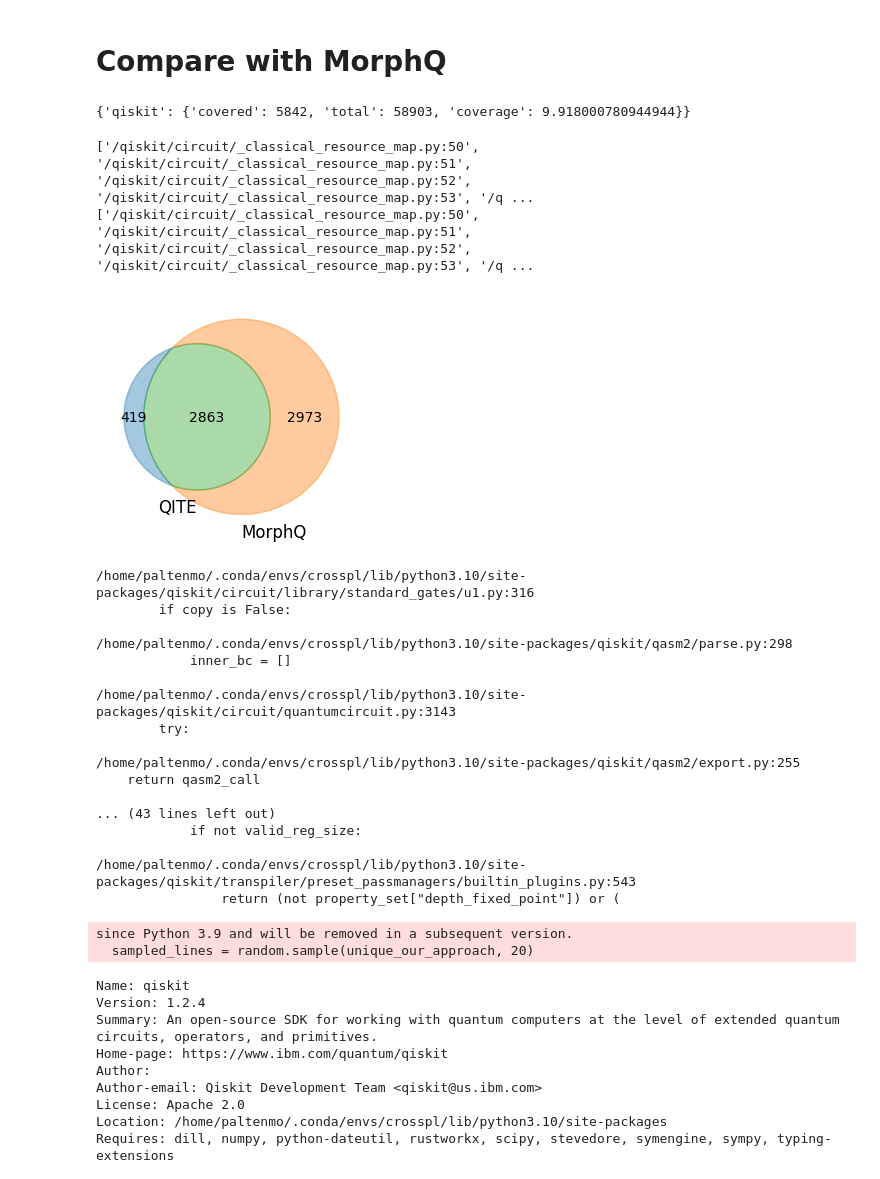
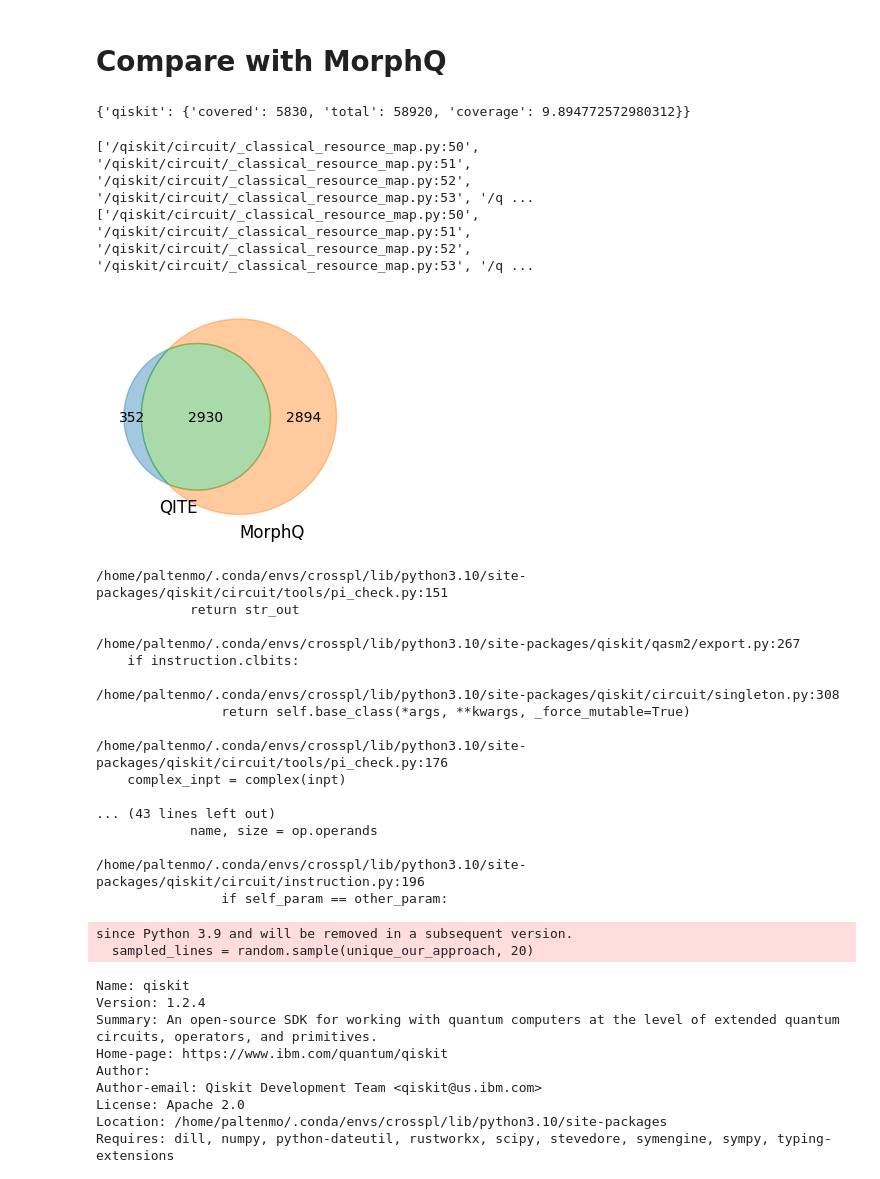
Before and after one commit to sola-st/qite-quantum-platform-testing, a Jupyter notebook: notebooks/023_Coverage.ipynb, the cells around one changed output. Saved outputs shown, nothing was run; the diff lists cells and outputs as text; code cells hidden in the pictures.

Commit message:
morphq comparison

```diff
--- a/notebooks/023_Coverage.ipynb
+++ b/notebooks/023_Coverage.ipynb
@@ -588,7 +588,7 @@ fig.savefig(output_path)
 # %% [markdown]
 # Compare with MorphQ
 # %%
-MORPHQ_COVERAGE_PATH_1h = "/home/paltenmo/projects/morphq_upgraded/MorphQ-Quantum-Qiskit-Testing-ICSE-23/data/qmt_v10/coverage.xml"
+MORPHQ_COVERAGE_PATH_1h = "/home/paltenmo/projects/morphq_upgraded/MorphQ-Quantum-Qiskit-Testing-ICSE-23/data/qmt_v11/coverage.xml"
 # %%
 cov_morphq_1h = get_coverage_info(
     platforms=["qiskit"],
@@ -596,7 +596,7 @@ cov_morphq_1h = get_coverage_info(
 )
 cov_morphq_1h
 # %% [output]
-{'qiskit': {'covered': 5842, 'total': 58903, 'coverage': 9.918000780944944}}
+{'qiskit': {'covered': 5830, 'total': 58920, 'coverage': 9.894772572980312}}
 # %%
 import xml.etree.ElementTree as ET
 
@@ -683,41 +683,44 @@ def plot_covered_lines_venn(
 
     # Create the Venn diagram
     fig, ax = plt.subplots(figsize=(6, 3))
     venn = venn2([set1, set2], (label1, label2), ax=ax)
 
     # Set colors using seaborn palette
     colors = sns.color_palette("tab10", 3)
     venn.get_label_by_id('10').set_text(len(only_set1))
     venn.get_label_by_id('01').set_text(len(only_set2))
     venn.get_label_by_id('11').set_text(len(intersection))
 
     # Set colors
     venn.get_patch_by_id('10').set_color(colors[0])
     venn.get_patch_by_id('01').set_color(colors[1])
     venn.get_patch_by_id('11').set_color(colors[2])
 
     # Add title
     plt.show()
 
     return fig, ax
 
 
 # Example usage
 set_our_approach = set(covered_lines_our_approach)
 set_morphq = set(covered_lines_morphq_1h)
-plot_covered_lines_venn(set_our_approach, set_morphq, 'QITE', 'MorphQ')
+fig, ax = plot_covered_lines_venn(
+    set_our_approach, set_morphq, 'QITE', 'MorphQ')
 
 # Save the Venn diagram as an image with a meaningful name
 output_path_venn = os.path.join(
-    "images", "covered_lines_venn_our_approach_vs_morphq.pdf")
+    "images", "comparison_morphq_covered_lines_venn.pdf")
 fig.savefig(output_path_venn)
 # %% [output]
-[figure, old version]
+[figure, new version]
 # %%
 import random
 
-qiskit_path = "/home/paltenmo/.conda/envs/MorphQ-v1-2-4/lib/python3.10/site-packages/"
+qiskit_path_morphq = "/home/paltenmo/.conda/envs/MorphQ-v1-2-4/lib/python3.10/site-packages/"
 qiskit_path_our_approach = "/home/paltenmo/.conda/envs/crosspl/lib/python3.10/site-packages/"
+
+QISKIT_PATH = qiskit_path_our_approach
 
 # Fix the seed for reproducibility
 random.seed(42)
@@ -734,29 +737,29 @@ for line in sampled_lines:
     line_number = int(line_number)
     # remove leading slash
     filename = filename[1:]
-    full_path = Path(qiskit_path_our_approach) / filename
+    full_path = Path(QISKIT_PATH) / filename
     print(f"{full_path}:{line_number}")
     with open(full_path, 'r') as file:
         file_lines = file.readlines()
         print(file_lines[line_number - 1])
 # %% [output]
-/home/paltenmo/.conda/envs/crosspl/lib/python3.10/site-packages/qiskit/circuit/library/standard_gates/u1.py:316
-        if copy is False:
+/home/paltenmo/.conda/envs/crosspl/lib/python3.10/site-packages/qiskit/circuit/tools/pi_check.py:151
+            return str_out
 
-/home/paltenmo/.conda/envs/crosspl/lib/python3.10/site-packages/qiskit/qasm2/parse.py:298
-            inner_bc = []
+/home/paltenmo/.conda/envs/crosspl/lib/python3.10/site-packages/qiskit/qasm2/export.py:267
+    if instruction.clbits:
 
-/home/paltenmo/.conda/envs/crosspl/lib/python3.10/site-packages/qiskit/circuit/quantumcircuit.py:3143
-        try:
+/home/paltenmo/.conda/envs/crosspl/lib/python3.10/site-packages/qiskit/circuit/singleton.py:308
+                return self.base_class(*args, **kwargs, _force_mutable=True)
 
-/home/paltenmo/.conda/envs/crosspl/lib/python3.10/site-packages/qiskit/qasm2/export.py:255
-    return qasm2_call
+/home/paltenmo/.conda/envs/crosspl/lib/python3.10/site-packages/qiskit/circuit/tools/pi_check.py:176
+    complex_inpt = complex(inpt)
 
 ... (43 lines left out)
-            if not valid_reg_size:
+            name, size = op.operands
 
-/home/paltenmo/.conda/envs/crosspl/lib/python3.10/site-packages/qiskit/transpiler/preset_passmanagers/builtin_plugins.py:543
-                return (not property_set["depth_fixed_point"]) or (
+/home/paltenmo/.conda/envs/crosspl/lib/python3.10/site-packages/qiskit/circuit/instruction.py:196
+                if self_param == other_param:
 since Python 3.9 and will be removed in a subsequent version.
   sampled_lines = random.sample(unique_our_approach, 20)
 # %%
```
Also changed, not shown: parts of 9 cells of this notebook.
